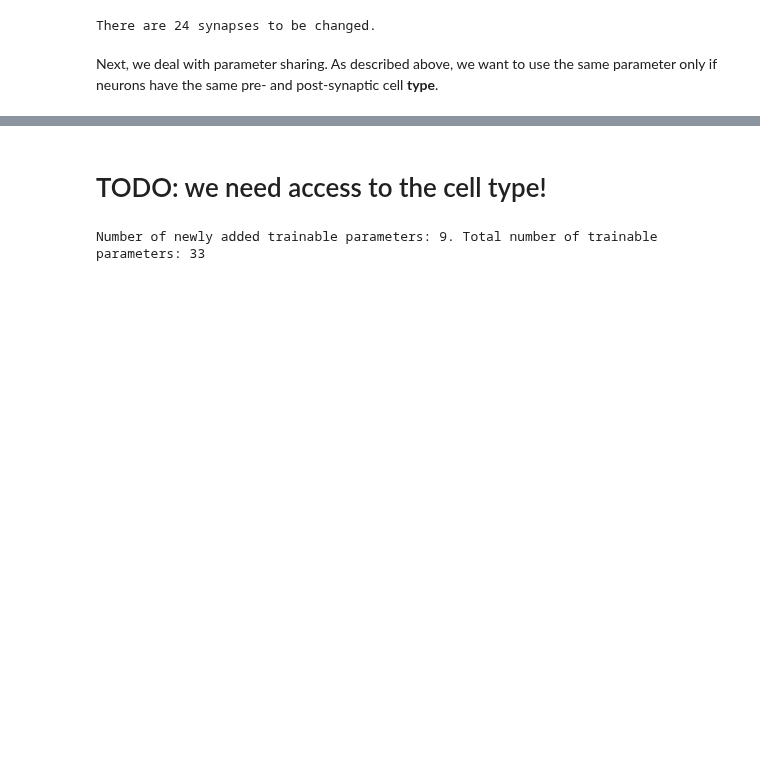
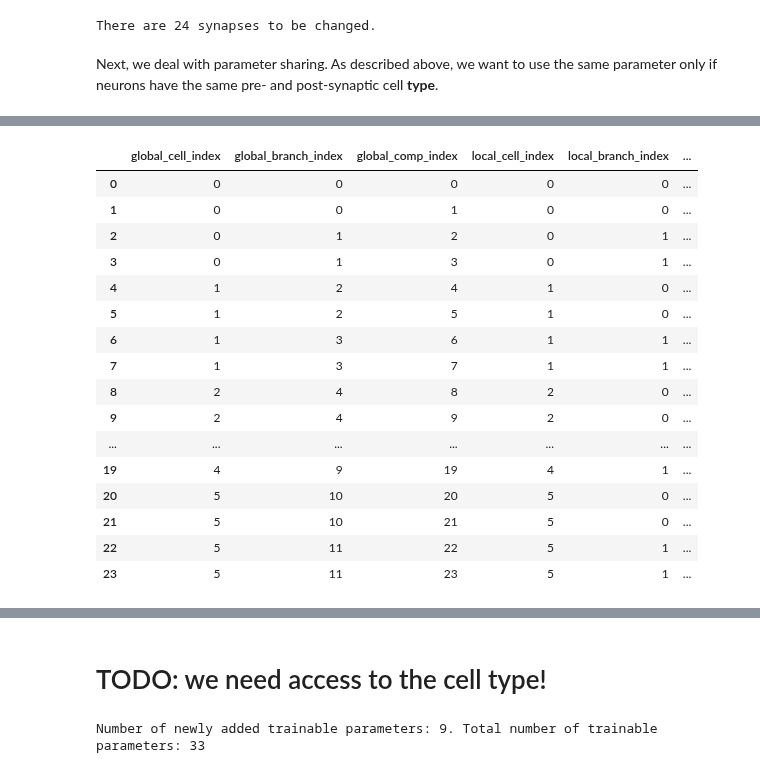
Before and after one commit to jaxleyverse/jaxley, a Jupyter notebook: docs/tutorials/10_advanced_parameter_sharing.ipynb, the cells around one changed output, grey strips where cells are left out. Cells and saved outputs as stored; diff of their text form; code cells hidden in the pictures; blank space fills up the shorter version.

```diff
--- a/docs/tutorials/10_advanced_parameter_sharing.ipynb
+++ b/docs/tutorials/10_advanced_parameter_sharing.ipynb
@@ -128,3 +128,8 @@ subnetwork = net.select(edges=df.index)
 There are 24 synapses to be changed.
 # %% [markdown]
 Next, we deal with parameter sharing. As described above, we want to use the same parameter only if neurons have the same pre- and post-synaptic cell **type**.
+# %%
+exc_inds = net.exc.nodes.index.to_numpy().tolist()
+# %%
+net.nodes["exc"] = False
+net.nodes["exc"].loc[exc_inds] = True
@@ -130,0 +151,20 @@ Next, we deal with parameter sharing. As described above, we want to use the sam
+# %%
+net.nodes
+# %% [output]
+|  | global_cell_index | global_branch_index | global_comp_index | local_cell_index | local_branch_index | ... |
+| 0 | 0 | 0 | 0 | 0 | 0 | ... |
+| 1 | 0 | 0 | 1 | 0 | 0 | ... |
+| 2 | 0 | 1 | 2 | 0 | 1 | ... |
+| 3 | 0 | 1 | 3 | 0 | 1 | ... |
+| 4 | 1 | 2 | 4 | 1 | 0 | ... |
+| 5 | 1 | 2 | 5 | 1 | 0 | ... |
+| 6 | 1 | 3 | 6 | 1 | 1 | ... |
+| 7 | 1 | 3 | 7 | 1 | 1 | ... |
+| 8 | 2 | 4 | 8 | 2 | 0 | ... |
+| 9 | 2 | 4 | 9 | 2 | 0 | ... |
+| ... | ... | ... | ... | ... | ... | ... |
+| 19 | 4 | 9 | 19 | 4 | 1 | ... |
+| 20 | 5 | 10 | 20 | 5 | 0 | ... |
+| 21 | 5 | 10 | 21 | 5 | 0 | ... |
+| 22 | 5 | 11 | 22 | 5 | 1 | ... |
+| 23 | 5 | 11 | 23 | 5 | 1 | ... |
```
Also changed, not shown: parts of 7 cells of this notebook, 1 other file.
